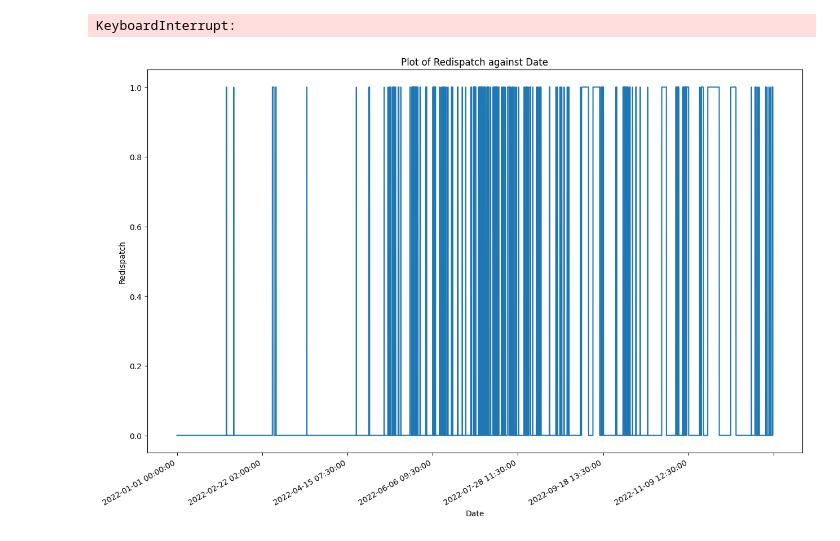
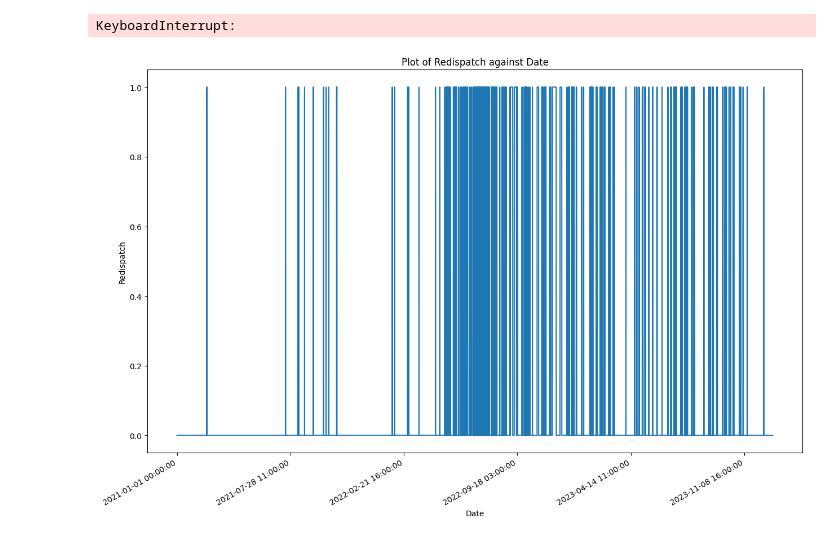
Before and after one commit to mgondeck/wind_curtailment_prediction, a Jupyter notebook: xgboost_binary_classification.ipynb, the cells around one changed output. Drawn from its saved outputs; the diff is of its cells as text; code cells hidden in the pictures.

Commit message:
train model on larger dataset

```diff
--- a/xgboost_binary_classification.ipynb
+++ b/xgboost_binary_classification.ipynb
@@ -46,7 +46,7 @@ X = df.drop(['redispatch', 'level'], axis = 1)
 y = df['redispatch']
 # %%
 # importance of the last redispatch status for the training data
-def last_redispatch(y_train, window_size=8): #4h in advance
+def last_redispatch(y_train, window_size=2): #2h in advance
     """
     Computes the importance of the last redispatch status for each data point in the training data
     using a rolling window. It creates a list by summing the redispatch statuses of the
@@ -56,7 +56,7 @@ def last_redispatch(y_train, window_size=8): #4h in advance
     for i in range(len(y_train)):
         window_start = max(0, i - window_size)
         window_end = i
-        importance = y_train.iloc[window_start:window_end].sum()
+        importance = y_train.iloc[window_start:window_end].sum()/window_size
         last_redispatch_importance.append(importance)
 
     return last_redispatch_importance
@@ -386,3 +153,26 @@ y true 1.0
+# %%
+# train model on larger train data set and save
+
+# get desired df size
+start_date = '2021-01-01'
+end_date = '2023-06-30'
+df = df.loc[start_date:end_date]
+
+# define features X and target y
+X = df.drop(['redispatch', 'level'], axis = 1)
+y = df['redispatch']
+
+# preprocess train data
+X_train_scaled = preprocessor.fit_transform(X_train)
+X_train_preprocessed, y_train_preprocessed = smote.fit_resample(X_train_scaled, y_train)
+
+# add importance of the last redispatch status for train
+last_redispatch_importance_train = last_redispatch(y_train_preprocessed)
+X_train_preprocessed = pd.DataFrame(X_train_preprocessed, columns=X_train.columns)
+X_train_preprocessed['last_redispatch_importance'] = last_redispatch_importance_train
+
+# fit model
+xgboost_class.fit(X_train_preprocessed, y_train_preprocessed)
 # %% [markdown]
 **Grid Search CV**
 
@@ -435,20 +225,20 @@ print("Best Score:", grid_search.best_score_)
 KeyboardInterrupt:
 # %%
 # plot redispatch against the datetime index
-start_date = '2022-01-01'
-end_date = '2022-12-31'
+start_date = '2021-01-01'
+end_date = '2023-12-31'
 
 ax = df.loc[start_date:end_date, 'redispatch'].plot(figsize=(15, 10))
 
 # Customize the x-axis format and limits
 plt.gcf().autofmt_xdate()
 
 # Add labels and title
 plt.xlabel('Date')
 plt.ylabel('Redispatch')
 plt.title('Plot of Redispatch against Date')
 
 # Show the plot
 plt.show()
 # %% [output]
-[figure, old version]
+[figure, new version]
```
Also changed, not shown: parts of 2 cells of this notebook.
